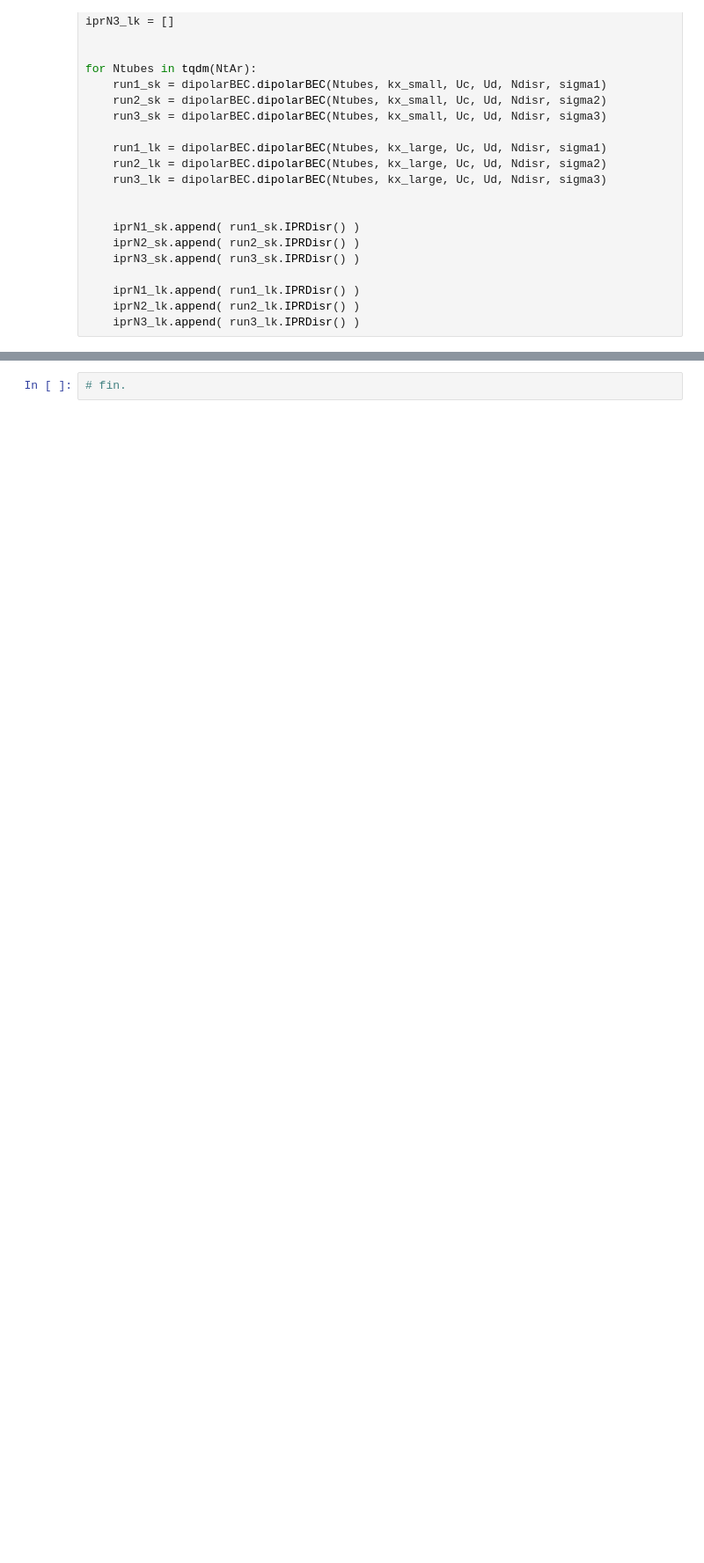
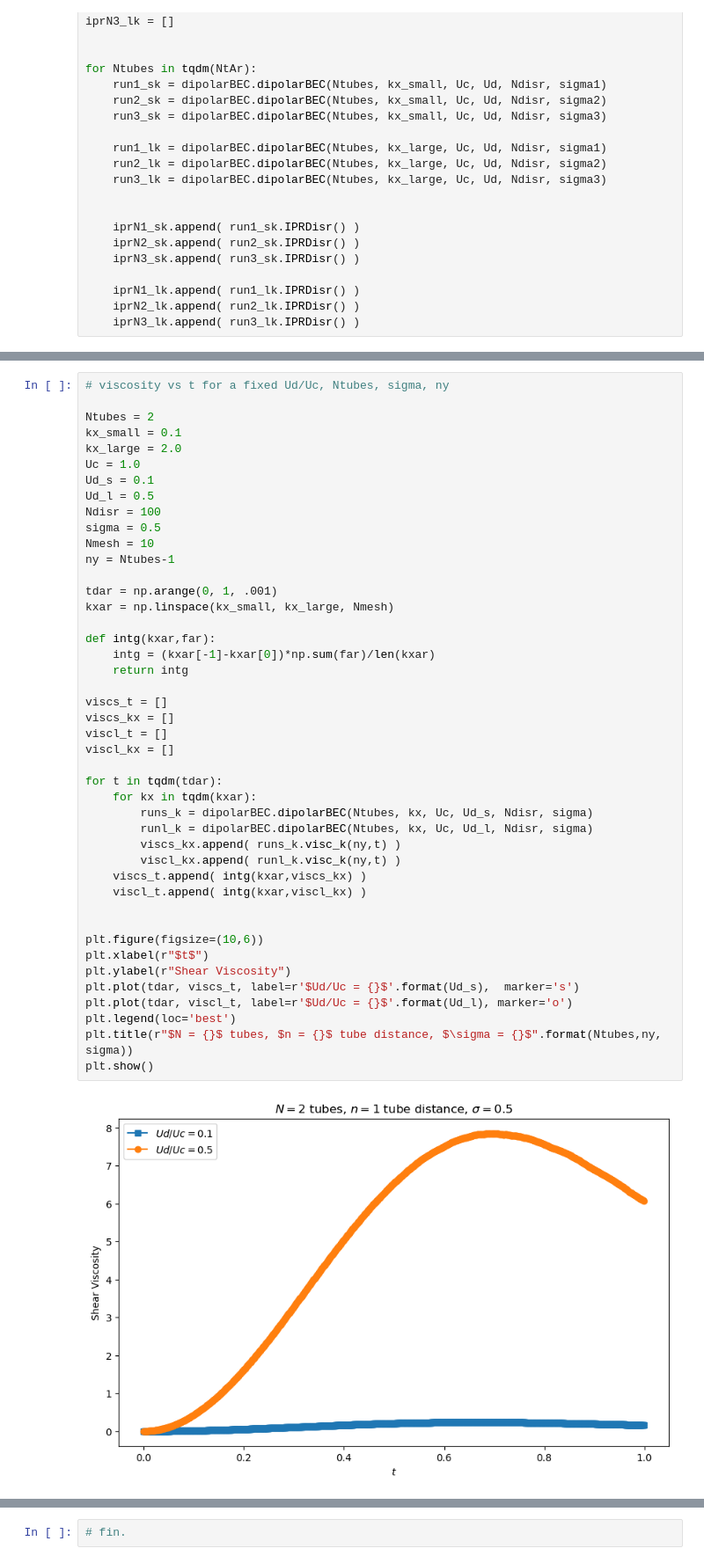
Before and after one commit to ofeypolv/dipbec, a Jupyter notebook: runs.ipynb, the cells around one changed output, grey strips where cells are left out. Shown: that part at 88% size. Drawn from its saved outputs; the diff is of its cells as text; blank space fills up the shorter version.

```diff
--- a/runs.ipynb
+++ b/runs.ipynb
@@ -558,0 +611,46 @@ plt.show()
+# %%
+# viscosity vs t for a fixed Ud/Uc, Ntubes, sigma, ny
+
+Ntubes = 2
+kx_small = 0.1
+kx_large = 2.0
+Uc = 1.0
+Ud_s = 0.1
+Ud_l = 0.5
+Ndisr = 100
+sigma = 0.5
+Nmesh = 10
+ny = Ntubes-1
+
+tdar = np.arange(0, 1, .001)
+kxar = np.linspace(kx_small, kx_large, Nmesh)
+
+def intg(kxar,far):
+    intg = (kxar[-1]-kxar[0])*np.sum(far)/len(kxar)
+    return intg
+
+viscs_t = []
+viscs_kx = []
+viscl_t = []
+viscl_kx = []
+
+for t in tqdm(tdar):
+    for kx in tqdm(kxar):
+        runs_k = dipolarBEC.dipolarBEC(Ntubes, kx, Uc, Ud_s, Ndisr, sigma)
+        runl_k = dipolarBEC.dipolarBEC(Ntubes, kx, Uc, Ud_l, Ndisr, sigma)
+        viscs_kx.append( runs_k.visc_k(ny,t) )
+        viscl_kx.append( runl_k.visc_k(ny,t) )
+    viscs_t.append( intg(kxar,viscs_kx) )
+    viscl_t.append( intg(kxar,viscl_kx) )
+
+
+plt.figure(figsize=(10,6))
+plt.xlabel(r"$t$")
+plt.ylabel(r"Shear Viscosity")
+plt.plot(tdar, viscs_t, label=r'$Ud/Uc = {}$'.format(Ud_s),  marker='s')
+plt.plot(tdar, viscl_t, label=r'$Ud/Uc = {}$'.format(Ud_l), marker='o')
+plt.legend(loc='best')
+plt.title(r"$N = {}$ tubes, $n = {}$ tube distance, $\sigma = {}$".format(Ntubes,ny, sigma))
+plt.show()
+# %% [output]
+[figure, added]
```
Also changed, not shown: parts of 12 cells of this notebook, 11 other files.
